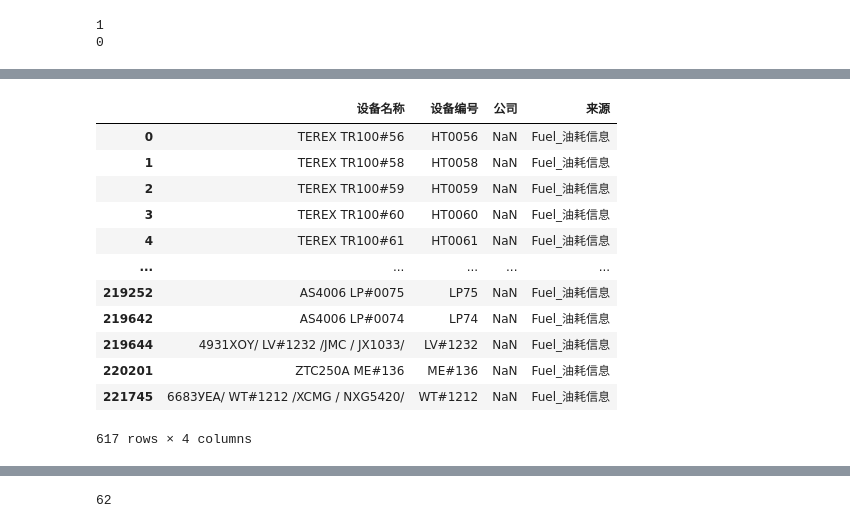
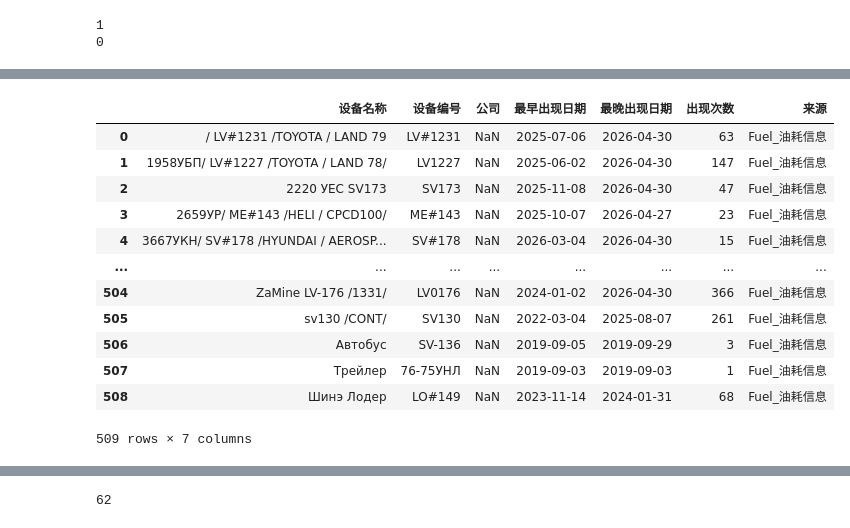
Before and after one commit to Kearney3/MiningProcessor, a Jupyter notebook: Notebook/Matching.ipynb, the cells around one changed output, grey strips where cells are left out. Saved outputs shown, nothing was run; the diff lists cells and outputs as text; code cells hidden in the pictures.

```diff
--- a/Notebook/Matching.ipynb
+++ b/Notebook/Matching.ipynb
@@ -62,4 +62,13 @@ print(df_sheet1["油品消耗"].isnull().sum())
 # %%
 df_sheet1['设备名称'] = df_sheet1['设备名称'].str.strip()
 df_sheet1['设备编号'] = df_sheet1['设备编号'].str.strip()
-df_sheet1.drop_duplicates(inplace=True)
+# df_sheet1.drop_duplicates(inplace=True)
+df_sheet1['日期'] = pd.to_datetime(df_sheet1['日期'])
+result_df = df_sheet1.groupby(['设备名称', '设备编号']).agg(
+    最早出现日期=('日期', 'min'),
+    最晚出现日期=('日期', 'max'),
+    出现次数=('设备名称', 'count')
+).reset_index() # 重置索引，让设备名称和编号变回普通的列
+
+# 查看结果
+result_df
@@ -66,25 +89,28 @@ df_sheet1.drop_duplicates(inplace=True)
 # %%
 match_table = pd.DataFrame()
-match_table['设备名称'] = df_sheet1['设备名称']
-match_table['设备编号'] = df_sheet1['设备编号']
+match_table['设备名称'] = result_df['设备名称']
+match_table['设备编号'] = result_df['设备编号']
 match_table['公司'] = np.nan
+match_table['最早出现日期'] = result_df['最早出现日期']
+match_table['最晚出现日期'] = result_df['最晚出现日期']
+match_table['出现次数'] = result_df['出现次数']
 match_table['来源'] = f"Fuel_{xlsx.sheet_names[0]}"
 match_table.drop_duplicates(inplace=True)
 match_table
 # %% [output]
-|  | 设备名称 | 设备编号 | 公司 | 来源 |
-| 0 | TEREX TR100#56 | HT0056 | NaN | Fuel_油耗信息 |
-| 1 | TEREX TR100#58 | HT0058 | NaN | Fuel_油耗信息 |
-| 2 | TEREX TR100#59 | HT0059 | NaN | Fuel_油耗信息 |
-| 3 | TEREX TR100#60 | HT0060 | NaN | Fuel_油耗信息 |
-| 4 | TEREX TR100#61 | HT0061 | NaN | Fuel_油耗信息 |
-| ... | ... | ... | ... | ... |
-| 219252 | AS4006 LP#0075 | LP75 | NaN | Fuel_油耗信息 |
-| 219642 | AS4006 LP#0074 | LP74 | NaN | Fuel_油耗信息 |
-| 219644 | 4931ХОҮ/ LV#1232 /JMC / JX1033/ | LV#1232 | NaN | Fuel_油耗信息 |
-| 220201 | ZTC250A ME#136 | ME#136 | NaN | Fuel_油耗信息 |
-| 221745 | 6683УЕА/ WT#1212 /XCMG / NXG5420/ | WT#1212 | NaN | Fuel_油耗信息 |
+|  | 设备名称 | 设备编号 | 公司 | 最早出现日期 | 最晚出现日期 | 出现次数 | 来源 |
+| 0 | / LV#1231 /TOYOTA / LAND 79 | LV#1231 | NaN | 2025-07-06 | 2026-04-30 | 63 | Fuel_油耗信息 |
+| 1 | 1958УБП/ LV#1227 /TOYOTA / LAND 78/ | LV1227 | NaN | 2025-06-02 | 2026-04-30 | 147 | Fuel_油耗信息 |
+| 2 | 2220 УЕС SV173 | SV173 | NaN | 2025-11-08 | 2026-04-30 | 47 | Fuel_油耗信息 |
+| 3 | 2659УР/ ME#143 /HELI / CPCD100/ | ME#143 | NaN | 2025-10-07 | 2026-04-27 | 23 | Fuel_油耗信息 |
+| 4 | 3667УКН/ SV#178 /HYUNDAI / AEROSP... | SV#178 | NaN | 2026-03-04 | 2026-04-30 | 15 | Fuel_油耗信息 |
+| ... | ... | ... | ... | ... | ... | ... | ... |
+| 504 | ZaMine LV-176 /1331/ | LV0176 | NaN | 2024-01-02 | 2026-04-30 | 366 | Fuel_油耗信息 |
+| 505 | sv130 /CONT/ | SV130 | NaN | 2022-03-04 | 2025-08-07 | 261 | Fuel_油耗信息 |
+| 506 | Автобус | SV-136 | NaN | 2019-09-05 | 2019-09-29 | 3 | Fuel_油耗信息 |
+| 507 | Трейлер | 76-75УНЛ | NaN | 2019-09-03 | 2019-09-03 | 1 | Fuel_油耗信息 |
+| 508 | Шинэ Лодер | LO#149 | NaN | 2023-11-14 | 2024-01-31 | 68 | Fuel_油耗信息 |
-617 rows × 4 columns
+509 rows × 7 columns
 # %%
 df_sheet1 = pd.read_excel(file_path, sheet_name=1)
 df_sheet1
```
Also changed, not shown: parts of 49 cells of this notebook.
